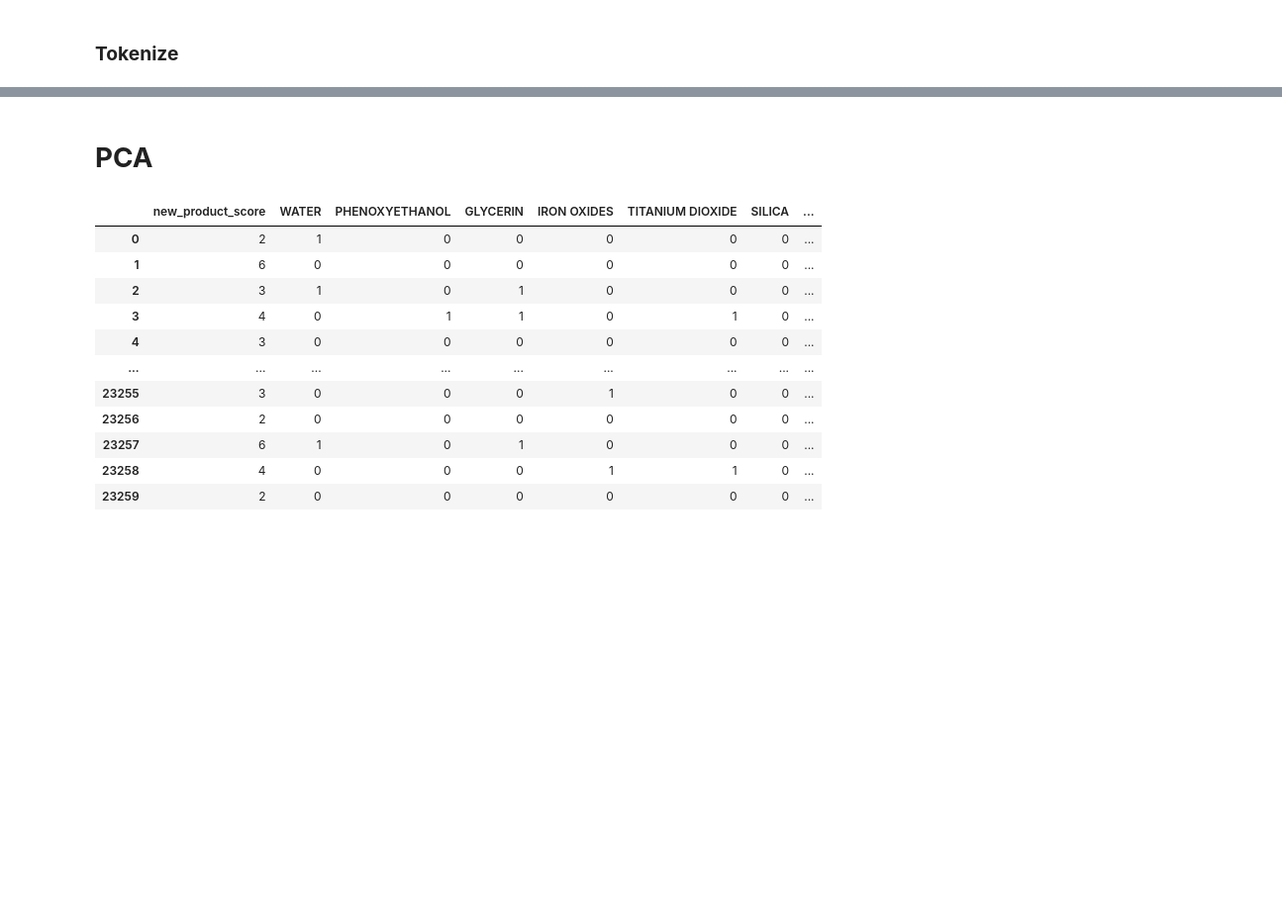
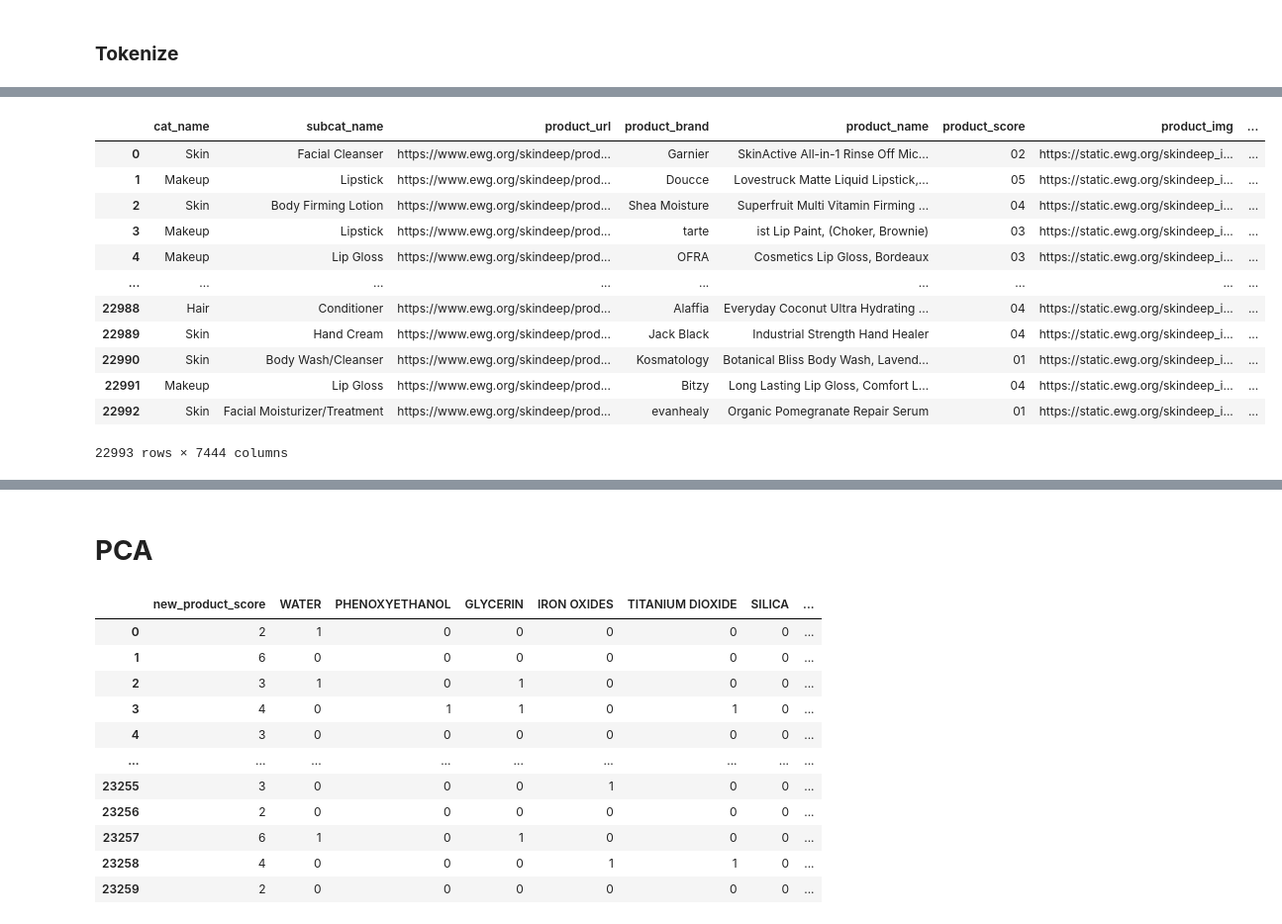
Before and after one commit to hienngn/coderschool-final-project, a Jupyter notebook: Model_product_evaluator/Randomforest.ipynb, the cells around one changed output, grey strips where cells are left out. Shown at 99% size. Drawn from its saved outputs; the diff is of its cells as text; code cells hidden in the pictures; blank space fills up the shorter version.

```diff
--- a/Model_product_evaluator/Randomforest.ipynb
+++ b/Model_product_evaluator/Randomforest.ipynb
@@ -81,3 +94,8 @@ df_all.drop_duplicates(inplace=True)
+# %%
+drop_index = df_all[df_all['new_ing_list'] == '[]'].index.to_list()
+df_all.drop(drop_index, inplace=True)
+df_all.reset_index(drop=True, inplace=True)
 # %%
+df_all = df_all.sample(frac=1)
 df_all.reset_index(drop=True, inplace=True)
 # %%
@@ -200,6 +207,22 @@ df_sorted = pd.DataFrame(A_sorted, columns = ingredient_idx_key)
 
 # append to the original df
 df_vector = pd.concat([df_all, df_sorted], axis=1)
+# %%
+df_vector
+# %% [output]
+|  | cat_name | subcat_name | product_url | product_brand | product_name | product_score | product_img | ... |
+| 0 | Skin | Facial Cleanser | https://www.ewg.org/skindeep/prod... | Garnier | SkinActive All-in-1 Rinse Off Mic... | 02 | https://static.ewg.org/skindeep_i... | ... |
+| 1 | Makeup | Lipstick | https://www.ewg.org/skindeep/prod... | Doucce | Lovestruck Matte Liquid Lipstick,... | 05 | https://static.ewg.org/skindeep_i... | ... |
+| 2 | Skin | Body Firming Lotion | https://www.ewg.org/skindeep/prod... | Shea Moisture | Superfruit Multi Vitamin Firming ... | 04 | https://static.ewg.org/skindeep_i... | ... |
+| 3 | Makeup | Lipstick | https://www.ewg.org/skindeep/prod... | tarte | ist Lip Paint, (Choker, Brownie) | 03 | https://static.ewg.org/skindeep_i... | ... |
+| 4 | Makeup | Lip Gloss | https://www.ewg.org/skindeep/prod... | OFRA | Cosmetics Lip Gloss, Bordeaux | 03 | https://static.ewg.org/skindeep_i... | ... |
+| ... | ... | ... | ... | ... | ... | ... | ... | ... |
+| 22988 | Hair | Conditioner | https://www.ewg.org/skindeep/prod... | Alaffia | Everyday Coconut Ultra Hydrating ... | 04 | https://static.ewg.org/skindeep_i... | ... |
+| 22989 | Skin | Hand Cream | https://www.ewg.org/skindeep/prod... | Jack Black | Industrial Strength Hand Healer | 04 | https://static.ewg.org/skindeep_i... | ... |
+| 22990 | Skin | Body Wash/Cleanser | https://www.ewg.org/skindeep/prod... | Kosmatology | Botanical Bliss Body Wash, Lavend... | 01 | https://static.ewg.org/skindeep_i... | ... |
+| 22991 | Makeup | Lip Gloss | https://www.ewg.org/skindeep/prod... | Bitzy | Long Lasting Lip Gloss, Comfort L... | 04 | https://static.ewg.org/skindeep_i... | ... |
+| 22992 | Skin | Facial Moisturizer/Treatment | https://www.ewg.org/skindeep/prod... | evanhealy | Organic Pomegranate Repair Serum | 01 | https://static.ewg.org/skindeep_i... | ... |
+22993 rows × 7444 columns
 # %%
 df_vector.to_csv('ewg_all_products_vector.csv', index=False)
 # %%
```
Also changed, not shown: parts of 45 cells of this notebook, 18 other files.
